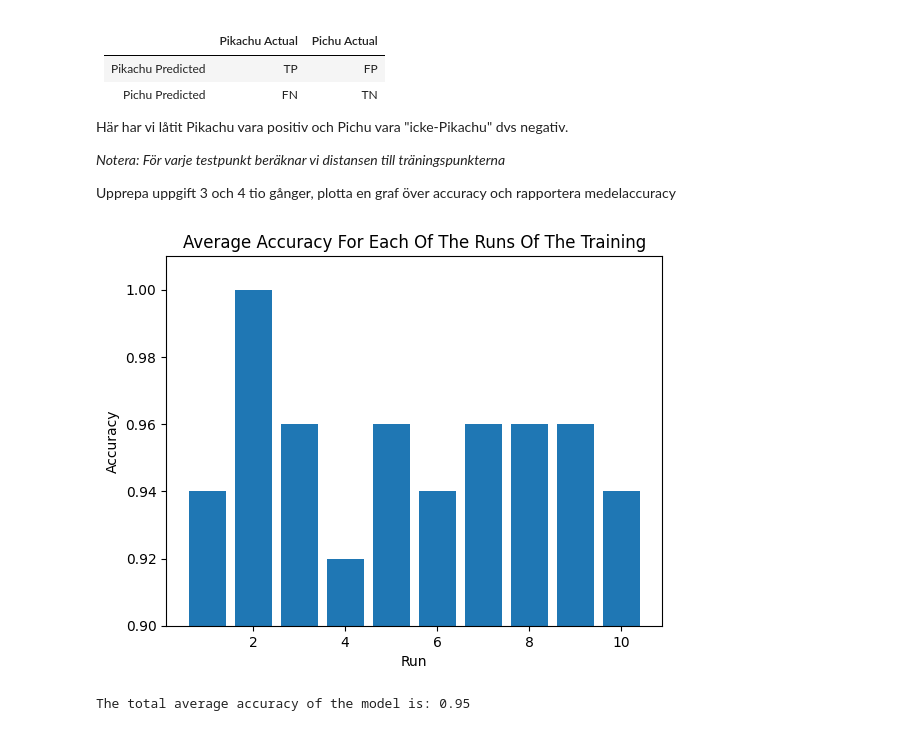
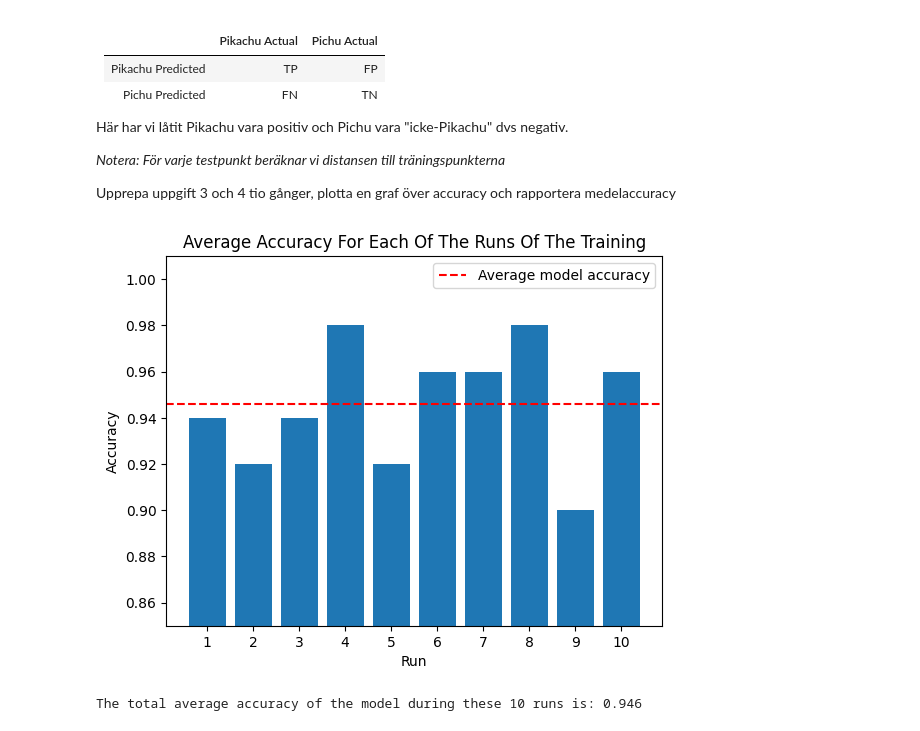
Before and after one commit to Shoresh613/portfolio-mikael-folkesson, a Jupyter notebook: Labb2/Labb2.ipynb, the cells around one changed output. Saved outputs shown, nothing was run; the diff lists cells and outputs as text; code cells hidden in the pictures.

Commit message:
Plotting average accuracy

```diff
--- a/Labb2/Labb2.ipynb
+++ b/Labb2/Labb2.ipynb
@@ -253,34 +253,37 @@ Upprepa uppgift 3 och 4 tio gånger, plotta en graf över accuracy och rapporter
 # %%
 tp = 0
 tn = 0
-
+n=10
 total_accuracy = []
 
-for i in range(10):
+for i in range(n):
     training_data, test_data = get_training_and_test_data()
     tp = 0
     tn = 0
 
     # Classify test_data using the training_data (not the full set), using k nearest neighbor with
     # k being an odd number to always get correct class
     for j, td in enumerate(test_data):
         result = k_nearest_neighbor(td,training_data,11)
         # Compare result to actual class
         if result == "Pikachu" and td[2] == 1:
             tp+=1
         if result == "Pichu" and td[2] == 0:
             tn+=1
     run_accuracy = float((tp + tn))/float(len(test_data))
     total_accuracy.append(run_accuracy)
 
 plt.title("Average accuracy for each of the runs of the training".title())
-plt.ylim(0.9, 1.01)
+plt.ylim(0.85, 1.01)
 plt.xlabel("Run")
 plt.ylabel("Accuracy")
+plt.axhline(y=sum(total_accuracy)/len(total_accuracy), color='r', linestyle='--', label='Average model accuracy')
+plt.legend()
+plt.xticks(range(n+1))
 plt.bar(range(1,11),total_accuracy)
 plt.show()
 
-print(f"The total average accuracy of the model is: {sum(total_accuracy)/len(total_accuracy):.2}")
+print(f"The total average accuracy of the model during these {n} runs is: {sum(total_accuracy)/len(total_accuracy):.3}")
 # %% [output]
-[figure, old version]
+[figure, new version]
-The total average accuracy of the model is: 0.95
+The total average accuracy of the model during these 10 runs is: 0.946
```
